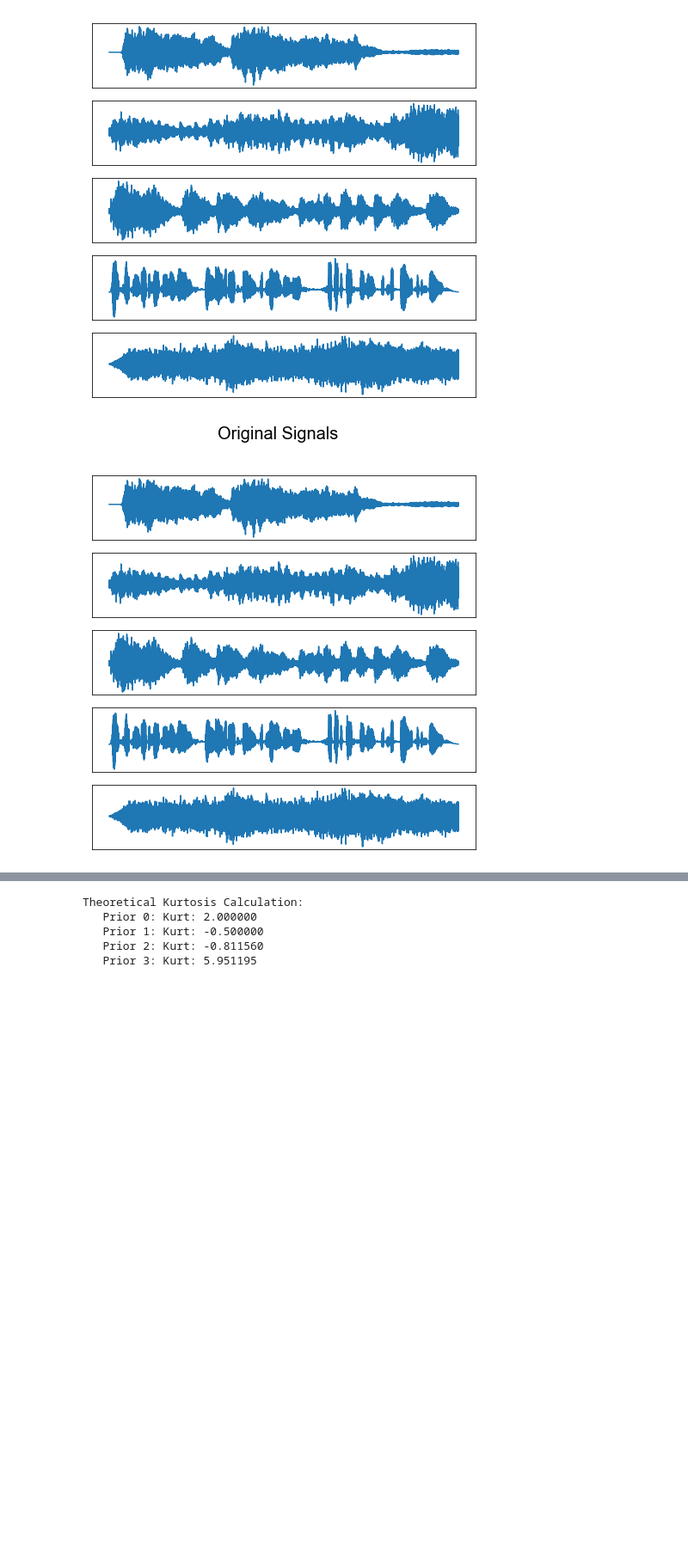
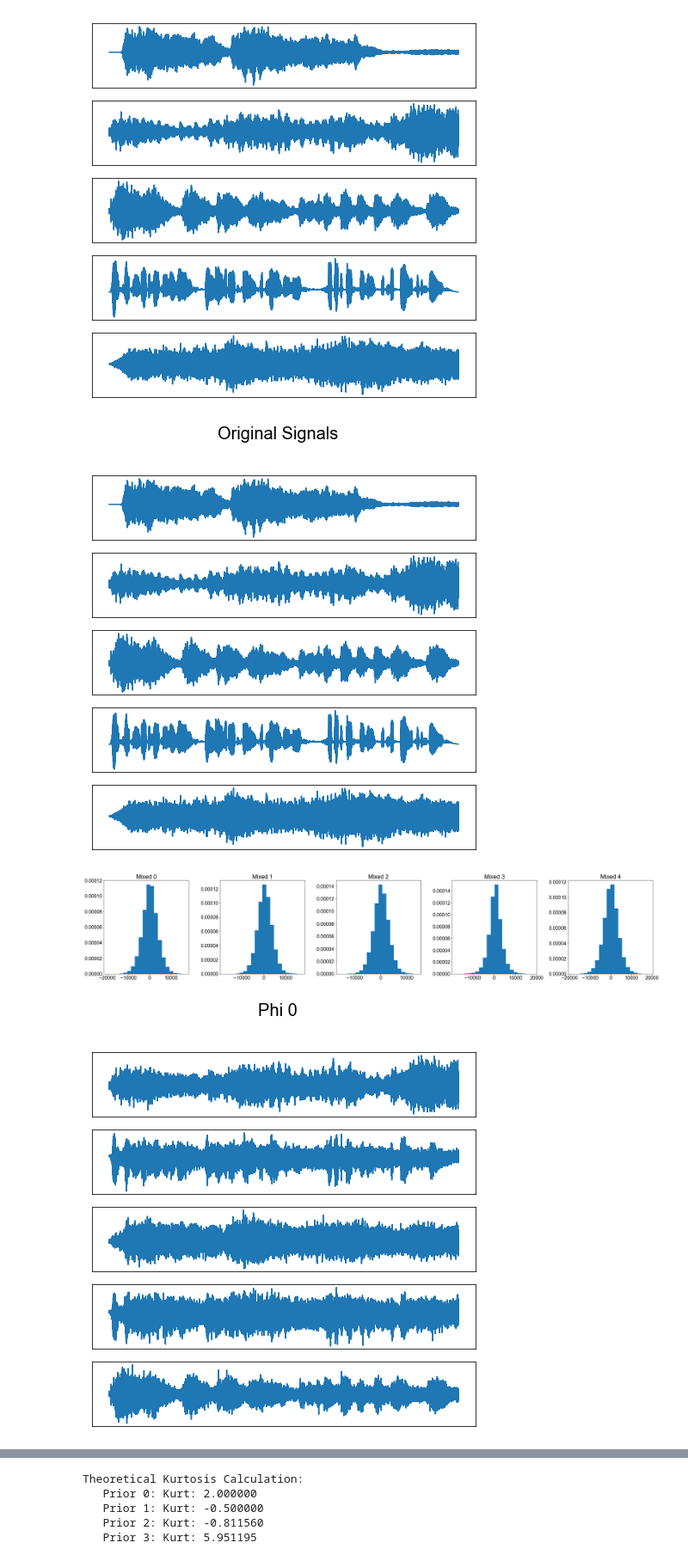
Before and after one commit to danakianfar/machine_learning_2_labs, a Jupyter notebook: lab1/lab1.ipynb, the cells around one changed output, grey strips where cells are left out. Shown at 86% size. Saved outputs shown, nothing was run; the diff lists cells and outputs as text; code cells hidden in the pictures; blank space fills up the shorter version.

```diff
--- a/lab1/lab1.ipynb
+++ b/lab1/lab1.ipynb
@@ -331,13 +331,16 @@ def ICA(X, activation_function, learning_rate, S=None, epochs=1000, verbose = Fa
     W = random_nonsingular_matrix(d=X.shape[0]) # initialize W
     I = np.eye(D)
 
-    # Batch size
     if batch_size == 0:
         batch_size = N
 
     for epoch in range(epochs):
-        rand_samples = numpy.random.choice(N, batch_size) # randomly sample with replacement
-        X_batch = X[:,rand_samples]
+
+        if batch_size != N:
+            rand_samples = numpy.random.choice(N, batch_size) # randomly sample with replacement
+            X_batch = X[:,rand_samples]
+        else:
+            X_batch = X
 
         a = W.dot(X_batch)
         W += (learning_rate / batch_size) * (I+ activation_function(a).dot(a.T)).dot(W) # update rule
@@ -413,38 +416,39 @@ plot_signals(S_audio, 'Original Signals')
 plt.show()
 
 # Parameters
-epochs = 10**5 # should be higher
-eta = 1e-3
+epochs = 3 * 10**3 # should be higher
+eta = 1e-2
 data = X_audio_w
-batch_size = 30000
+batch_size = 0
 
 activations = [lambda x: -np.tanh(x),
-                lambda x: -x + np.tanh(x),
-                lambda x: -x**3,
                 lambda x: -6*x/(x**2+5)]
+activation_fx_names = ['Phi 0', 'Phi 3']
 W_audio_ls = []
 
 # Histograms of mixed signals
 hist, bin_edges = plot_histograms(X_audio, 20, ['Mixed %d' % x for x in range(len(source_files))])
 
 for i in range(len(activations)):
     activation_fn = activations[i]
     W = ICA(data, activation_fn, eta, S_audio, epochs, verbose = True, batch_size=batch_size)
     W_audio_ls.append(W)
 
-    S_pred = W.dot(X_audio_w)
+    S_pred = W.dot(data)
     # Plotting
     plot_signals(S_pred , activation_fx_names[i])
 
 
 # Note: Given that this is a gradient ascent algorithm, a large number of epochs with an appropriate learning rate
 # should provide better results. It is difficult to evaluate the correct values for these parameters as we do
 # not have an evaluation metric.
 
 # sample_rate = 22050
 # for i,W in enumerate(W_audio_ls):
 #     for j, signal in enumerate(W):
 #         with open(('./demix/demix_%d_phi_%d.wav'% (j, i)), 'w') as f:
 #             save_wav(signal.dot(X_audio), f, sample_rate)
 # %% [output]
 [figure]
+[figure, added]
+[figure, added]
```
Also changed, not shown: parts of 1 cell of this notebook.
